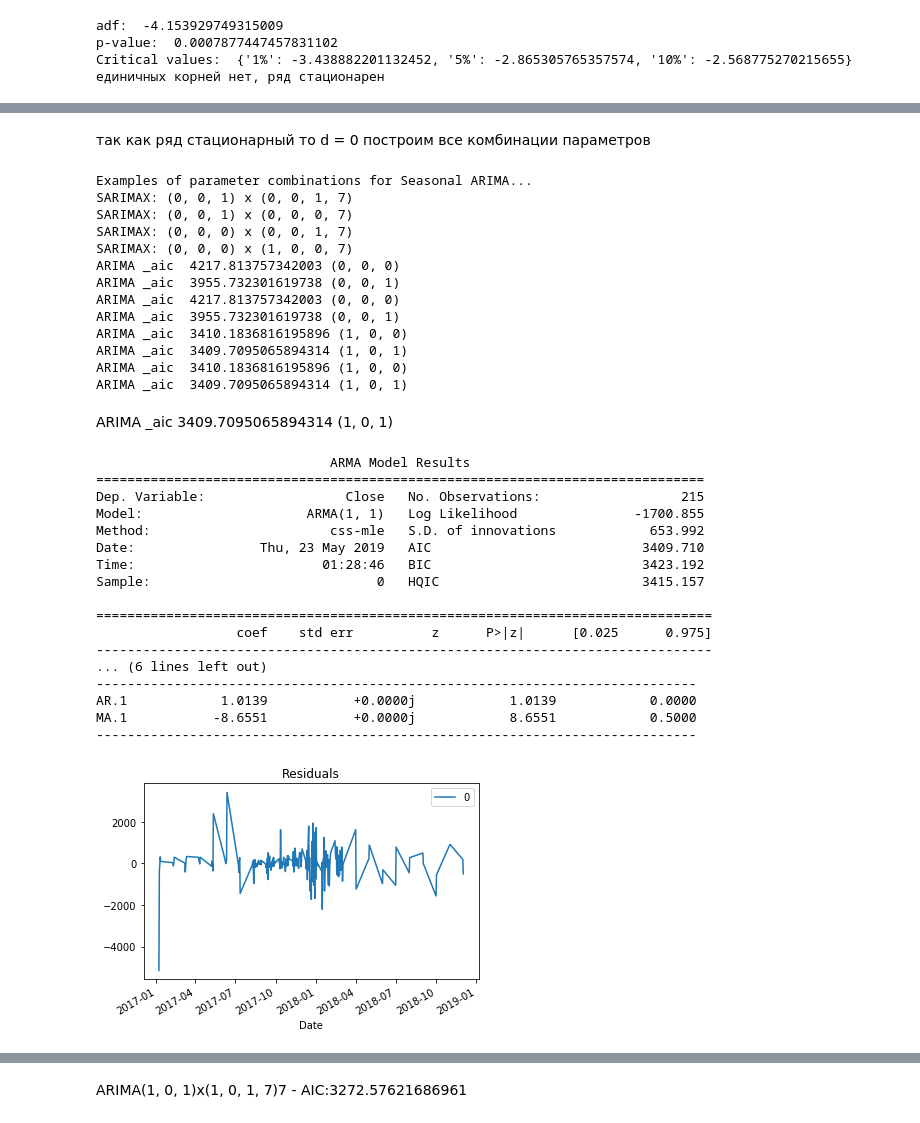
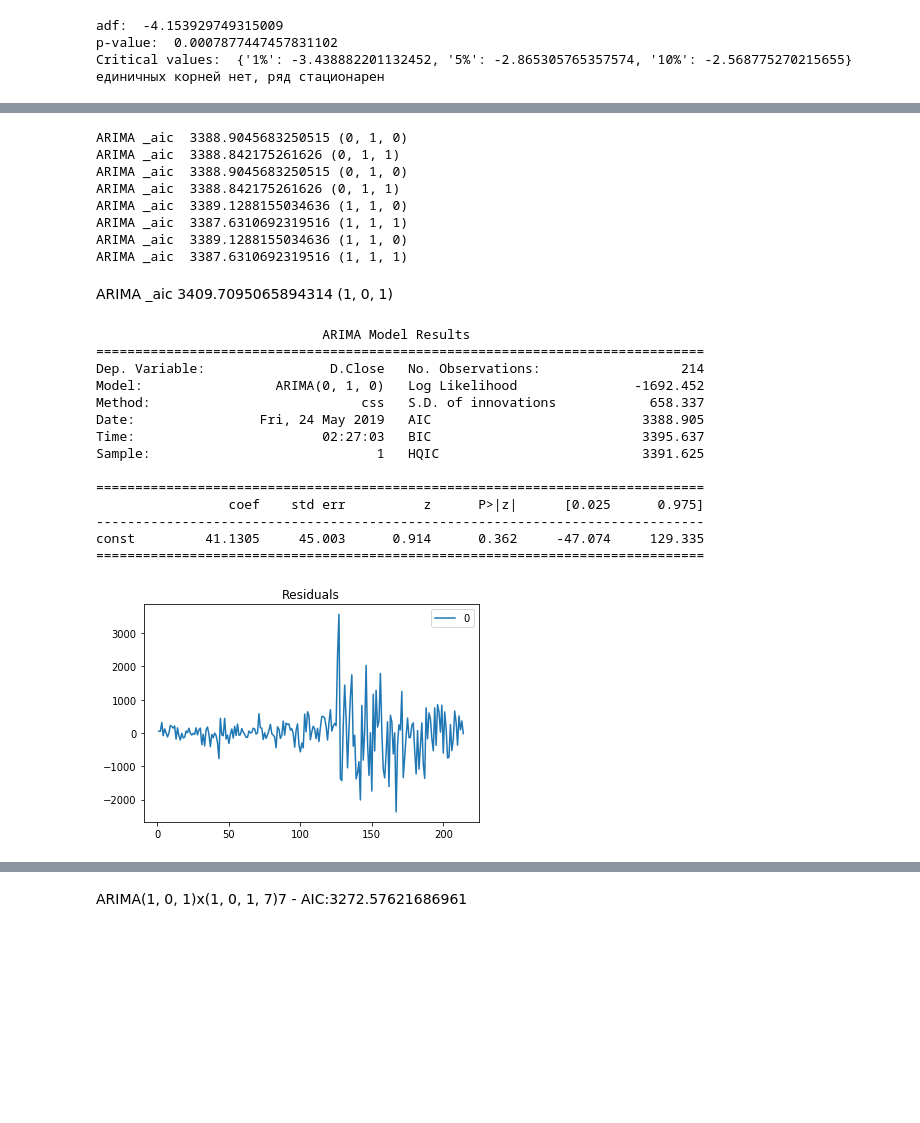
Before and after one commit to ryazadd/Forecasting, a Jupyter notebook: Practicum2.ipynb, the cells around one changed output, grey strips where cells are left out. Drawn from its saved outputs; the diff is of its cells as text; code cells hidden in the pictures; blank space fills up the shorter version.

```diff
--- a/Practicum2.ipynb
+++ b/Practicum2.ipynb
@@ -189,69 +167,53 @@ plt.show()
-# %% [markdown]
-так как ряд стационарный то d = 0
-построим все комбинации параметров
 # %%
 # Define the p, d and q parameters to take any value between 0 and 2
 p  = q = range(0, 2)
-d = (0,0)
+d = (1,1)
 
 # Generate all different combinations of p, q and q triplets
 pdq = list(itertools.product(p, d, q))
 
 # Generate all different combinations of seasonal p, q and q triplets
 seasonal_pdq = [(x[0], x[1], x[2], 7) for x in list(itertools.product(p, d, q))]
-
-print('Examples of parameter combinations for Seasonal ARIMA...')
-print('SARIMAX: {} x {}'.format(pdq[1], seasonal_pdq[1]))
-print('SARIMAX: {} x {}'.format(pdq[1], seasonal_pdq[2]))
-print('SARIMAX: {} x {}'.format(pdq[2], seasonal_pdq[3]))
-print('SARIMAX: {} x {}'.format(pdq[2], seasonal_pdq[4]))
 for param in pdq:
+#     mod = sm.tsa.ARIMA(master_data.Close, order=param)
     mod = sm.tsa.ARIMA(master_data.Close, order=param)
     results = mod.fit()
+#     print(results.summary())
     print('ARIMA _aic ',ARMAResults.aic(results), param)
 # %% [output]
-Examples of parameter combinations for Seasonal ARIMA...
-SARIMAX: (0, 0, 1) x (0, 0, 1, 7)
-SARIMAX: (0, 0, 1) x (0, 0, 0, 7)
-SARIMAX: (0, 0, 0) x (0, 0, 1, 7)
-SARIMAX: (0, 0, 0) x (1, 0, 0, 7)
-ARIMA _aic  4217.813757342003 (0, 0, 0)
-ARIMA _aic  3955.732301619738 (0, 0, 1)
-ARIMA _aic  4217.813757342003 (0, 0, 0)
-ARIMA _aic  3955.732301619738 (0, 0, 1)
-ARIMA _aic  3410.1836816195896 (1, 0, 0)
-ARIMA _aic  3409.7095065894314 (1, 0, 1)
-ARIMA _aic  3410.1836816195896 (1, 0, 0)
-ARIMA _aic  3409.7095065894314 (1, 0, 1)
+ARIMA _aic  3388.9045683250515 (0, 1, 0)
+ARIMA _aic  3388.842175261626 (0, 1, 1)
+ARIMA _aic  3388.9045683250515 (0, 1, 0)
+ARIMA _aic  3388.842175261626 (0, 1, 1)
+ARIMA _aic  3389.1288155034636 (1, 1, 0)
+ARIMA _aic  3387.6310692319516 (1, 1, 1)
+ARIMA _aic  3389.1288155034636 (1, 1, 0)
+ARIMA _aic  3387.6310692319516 (1, 1, 1)
 # %% [markdown]
 ARIMA _aic  3409.7095065894314 (1, 0, 1)
 # %%
-model = sm.tsa.ARIMA(master_data.Close, order=(1,0,1)).fit()
-# model = sm.tsa.ARIMA(rolling_mean.fillna(rolling_mean.mean()), order=(1,1,1)).fit()
+model = sm.tsa.ARIMA(master_data.Close, order=(0,1,0)).fit()
 print (model.summary())
 # %% [output]
-                              ARMA Model Results
+                             ARIMA Model Results
 ==============================================================================
-Dep. Variable:                  Close   No. Observations:                  215
-Model:                     ARMA(1, 1)   Log Likelihood               -1700.855
-Method:                       css-mle   S.D. of innovations            653.992
-Date:                Thu, 23 May 2019   AIC                           3409.710
-Time:                        01:28:46   BIC                           3423.192
-Sample:                             0   HQIC                          3415.157
+Dep. Variable:                D.Close   No. Observations:                  214
+Model:                 ARIMA(0, 1, 0)   Log Likelihood               -1692.452
+Method:                           css   S.D. of innovations            658.337
+Date:                Fri, 24 May 2019   AIC                           3388.905
+Time:                        02:27:03   BIC                           3395.637
+Sample:                             1   HQIC                          3391.625
 
-===============================================================================
-                  coef    std err          z      P>|z|      [0.025      0.975]
--------------------------------------------------------------------------------
-... (6 lines left out)
------------------------------------------------------------------------------
-AR.1            1.0139           +0.0000j            1.0139            0.0000
-MA.1           -8.6551           +0.0000j            8.6551            0.5000
------------------------------------------------------------------------------
+==============================================================================
+                 coef    std err          z      P>|z|      [0.025      0.975]
+------------------------------------------------------------------------------
+const         41.1305     45.003      0.914      0.362     -47.074     129.335
+==============================================================================
 # %%
-residuals = pd.DataFrame(model_fit.resid)
+residuals = pd.DataFrame(model.resid)
 # fig, ax = plt.plots(1,2)
 fig  = residuals.plot(title="Residuals")
 # residuals.plot(kind='kde', title='Density', ax=ax[1],figsize=(20, 10))
 plt.show()
 # %% [output]
-[figure, old version]
+[figure, new version]
```
Also changed, not shown: parts of 31 cells of this notebook.
